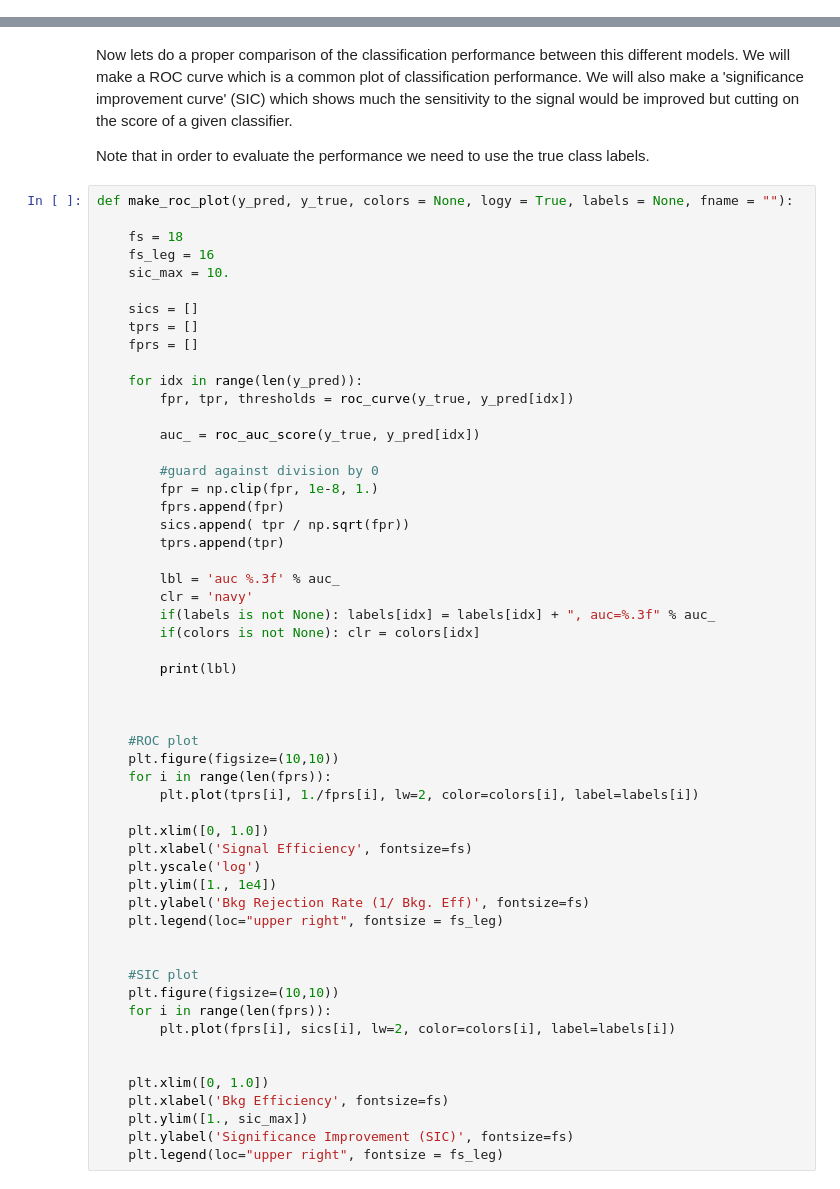
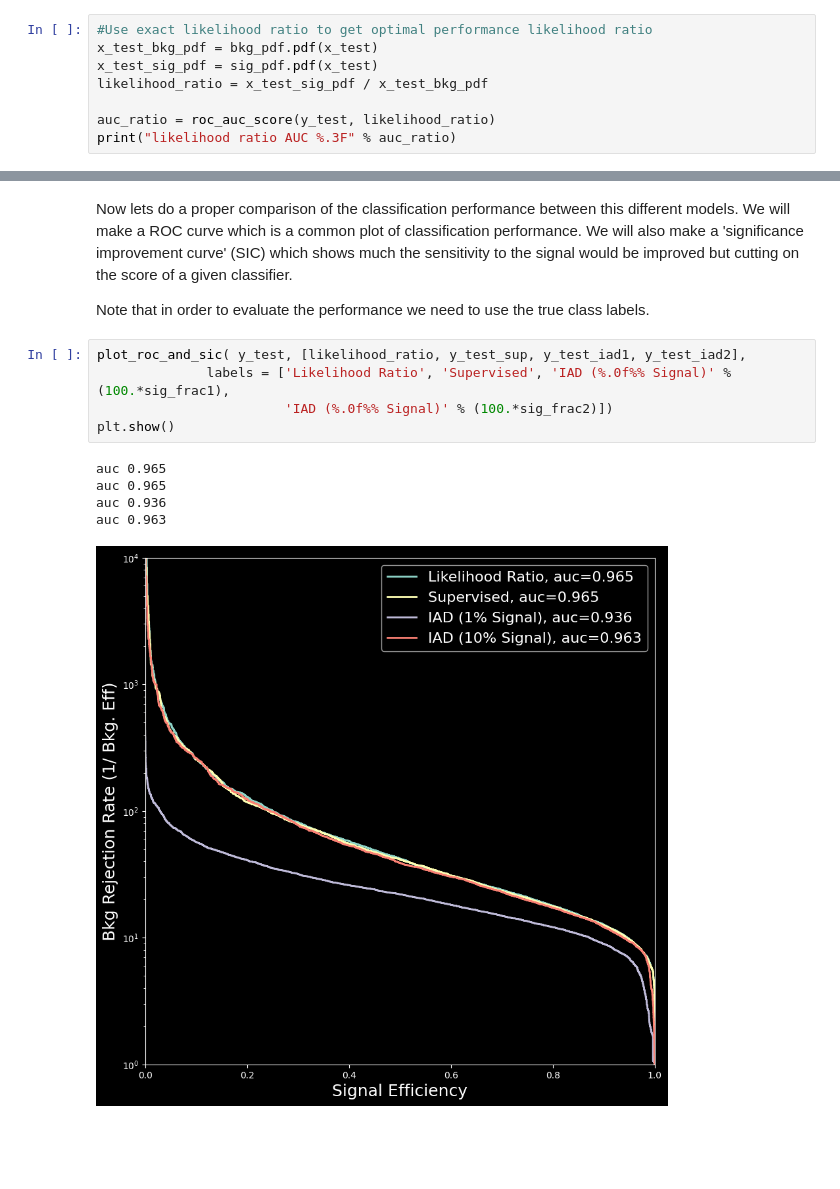
Before and after one commit to uhh-pd-ml/sk_cathode, a Jupyter notebook: demos/weak_supervision_gauss_example.ipynb, the cells around one changed output, grey strips where cells are left out. Cells and saved outputs as stored; diff of their text form; blank space fills up the shorter version.

```diff
--- a/demos/weak_supervision_gauss_example.ipynb
+++ b/demos/weak_supervision_gauss_example.ipynb
@@ -147,0 +148,8 @@ Supervised AUC 0.966
+# %%
+#Use exact likelihood ratio to get optimal performance likelihood ratio
+x_test_bkg_pdf = bkg_pdf.pdf(x_test)
+x_test_sig_pdf = sig_pdf.pdf(x_test)
+likelihood_ratio = x_test_sig_pdf / x_test_bkg_pdf
+
+auc_ratio = roc_auc_score(y_test, likelihood_ratio)
+print("likelihood ratio AUC %.3F" % auc_ratio)
@@ -305,57 +311,13 @@ We will also make a 'significance improvement curve' (SIC) which shows much the
 
 Note that in order to evaluate the performance we need to use the true class labels.
 # %%
-def make_roc_plot(y_pred, y_true, colors = None, logy = True, labels = None, fname = ""):
-
-    fs = 18
-    fs_leg = 16
-    sic_max = 10.
-
-    sics = []
-    tprs = []
-    fprs = []
-
-    for idx in range(len(y_pred)):
-        fpr, tpr, thresholds = roc_curve(y_true, y_pred[idx])
-
-        auc_ = roc_auc_score(y_true, y_pred[idx])
-
-        #guard against division by 0
-        fpr = np.clip(fpr, 1e-8, 1.)
-        fprs.append(fpr)
-        sics.append( tpr / np.sqrt(fpr))
-        tprs.append(tpr)
-
-        lbl = 'auc %.3f' % auc_
-        clr = 'navy'
-        if(labels is not None): labels[idx] = labels[idx] + ", auc=%.3f" % auc_
-        if(colors is not None): clr = colors[idx]
-
-        print(lbl)
-
-
-
-    #ROC plot
-    plt.figure(figsize=(10,10))
-    for i in range(len(fprs)):
-        plt.plot(tprs[i], 1./fprs[i], lw=2, color=colors[i], label=labels[i])
-
-    plt.xlim([0, 1.0])
-    plt.xlabel('Signal Efficiency', fontsize=fs)
-    plt.yscale('log')
-    plt.ylim([1., 1e4])
-    plt.ylabel('Bkg Rejection Rate (1/ Bkg. Eff)', fontsize=fs)
-    plt.legend(loc="upper right", fontsize = fs_leg)
-
-
-    #SIC plot
-    plt.figure(figsize=(10,10))
-    for i in range(len(fprs)):
-        plt.plot(fprs[i], sics[i], lw=2, color=colors[i], label=labels[i])
-
-
-    plt.xlim([0, 1.0])
-    plt.xlabel('Bkg Efficiency', fontsize=fs)
-    plt.ylim([1., sic_max])
-    plt.ylabel('Significance Improvement (SIC)', fontsize=fs)
-    plt.legend(loc="upper right", fontsize = fs_leg)
+plot_roc_and_sic( y_test, [likelihood_ratio, y_test_sup, y_test_iad1, y_test_iad2],
+              labels = ['Likelihood Ratio', 'Supervised', 'IAD (%.0f%% Signal)' % (100.*sig_frac1),
+                        'IAD (%.0f%% Signal)' % (100.*sig_frac2)])
+plt.show()
+# %% [output]
+auc 0.965
+auc 0.965
+auc 0.936
+auc 0.963
+[figure, added]
```
Also changed, not shown: parts of 17 cells of this notebook, 5 other files.
